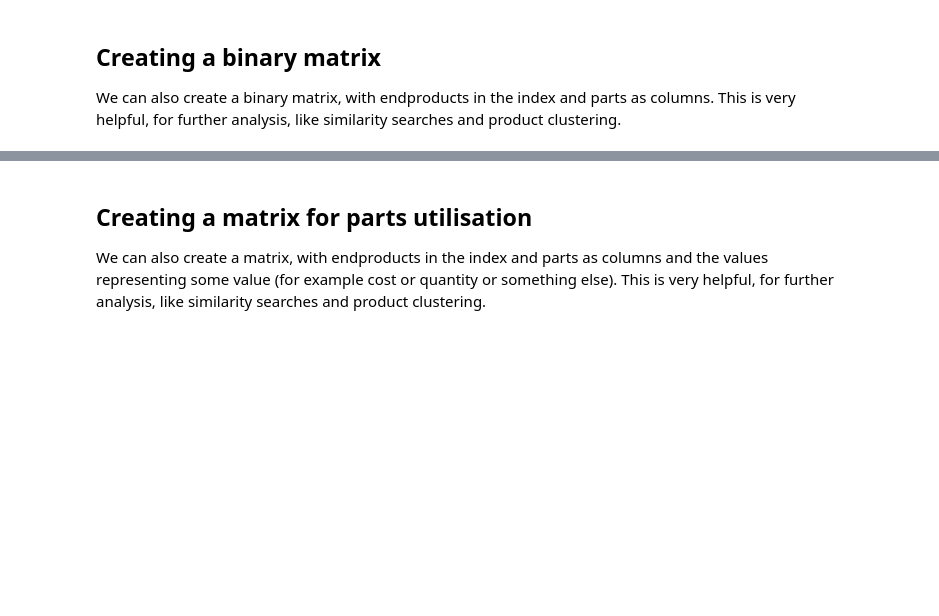
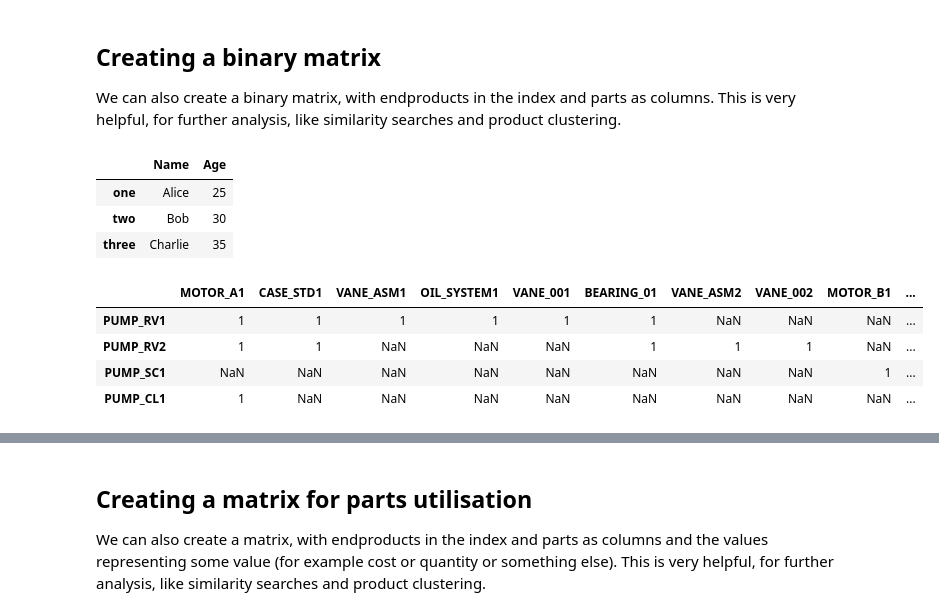
Before and after one commit to janhesse53/bom, a Jupyter notebook: nbs/00_core.ipynb, the cells around one changed output, grey strips where cells are left out. Cells and saved outputs as stored; diff of their text form; code cells hidden in the pictures; blank space fills up the shorter version.

```diff
--- a/nbs/00_core.ipynb
+++ b/nbs/00_core.ipynb
@@ -338,0 +345,7 @@ We can also create a binary matrix, with endproducts in the index and parts as c
+# %%
+pd.DataFrame(data, index=['one','two','three'])
+# %% [output]
+|  | Name | Age |
+| one | Alice | 25 |
+| two | Bob | 30 |
+| three | Charlie | 35 |
@@ -338,0 +354,10 @@ We can also create a binary matrix, with endproducts in the index and parts as c
+# %%
+root_nodes = get_all_roots(G)
+
+pd.DataFrame([{col:1 for col in get_all_successors(G, root)} for root in root_nodes], index=root_nodes, dtype=pd.SparseDtype("int", fill_value=np.nan))
+# %% [output]
+|  | MOTOR_A1 | CASE_STD1 | VANE_ASM1 | OIL_SYSTEM1 | VANE_001 | BEARING_01 | VANE_ASM2 | VANE_002 | MOTOR_B1 | ... |
+| PUMP_RV1 | 1 | 1 | 1 | 1 | 1 | 1 | NaN | NaN | NaN | ... |
+| PUMP_RV2 | 1 | 1 | NaN | NaN | NaN | 1 | 1 | 1 | NaN | ... |
+| PUMP_SC1 | NaN | NaN | NaN | NaN | NaN | NaN | NaN | NaN | 1 | ... |
+| PUMP_CL1 | 1 | NaN | NaN | NaN | NaN | NaN | NaN | NaN | NaN | ... |
```
Also changed, not shown: parts of 8 cells of this notebook, 1 other file.
